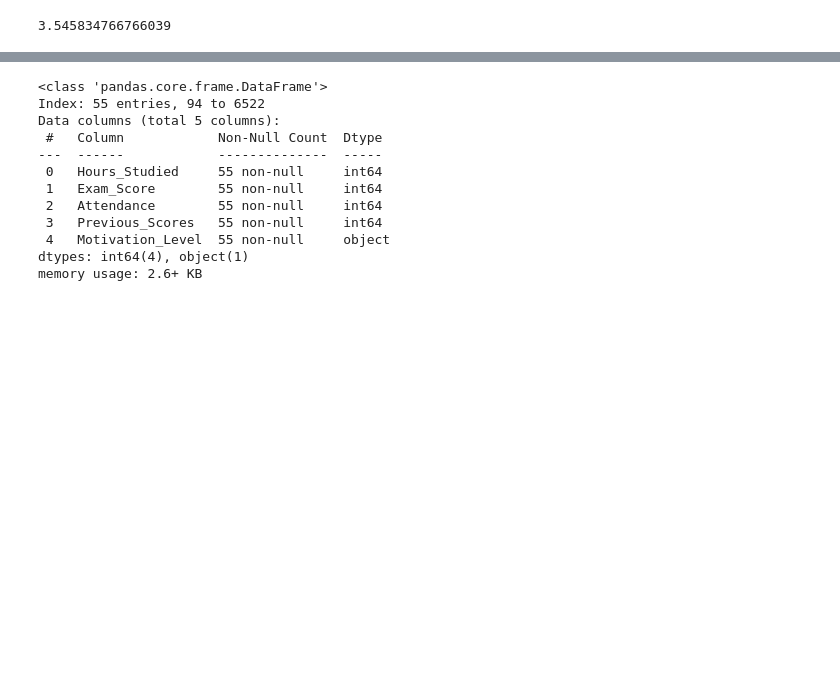
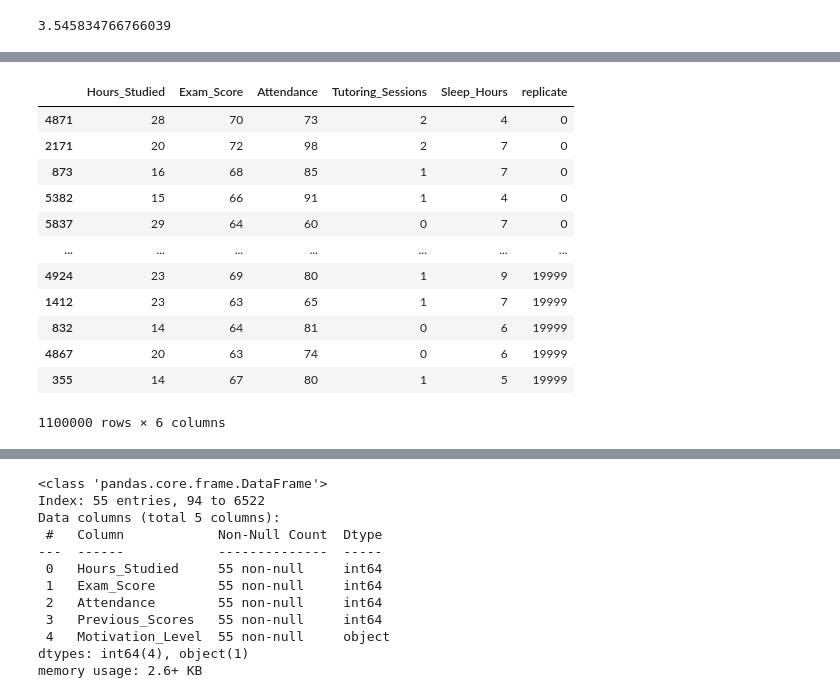
Before and after one commit to Zarib25/MATH608_FinalProject, a Jupyter notebook: FinalProject25.ipynb, the cells around one changed output, grey strips where cells are left out. Drawn from its saved outputs; the diff is of its cells as text; code cells hidden in the pictures; blank space fills up the shorter version.

```diff
--- a/FinalProject25.ipynb
+++ b/FinalProject25.ipynb
@@ -423,0 +443,20 @@ exam_preds_plot
+# %%
+samples = pd.concat([
+    study_exam.sample(55).assign(replicate=n)
+    for n in range(20_000)
+])
+samples
+# %% [output]
+|  | Hours_Studied | Exam_Score | Attendance | Tutoring_Sessions | Sleep_Hours | replicate |
+| 4871 | 28 | 70 | 73 | 2 | 4 | 0 |
+| 2171 | 20 | 72 | 98 | 2 | 7 | 0 |
+| 873 | 16 | 68 | 85 | 1 | 7 | 0 |
+| 5382 | 15 | 66 | 91 | 1 | 4 | 0 |
+| 5837 | 29 | 64 | 60 | 0 | 7 | 0 |
+| ... | ... | ... | ... | ... | ... | ... |
+| 4924 | 23 | 69 | 80 | 1 | 9 | 19999 |
+| 1412 | 23 | 63 | 65 | 1 | 7 | 19999 |
+| 832 | 14 | 64 | 81 | 0 | 6 | 19999 |
+| 4867 | 20 | 63 | 74 | 0 | 6 | 19999 |
+| 355 | 14 | 67 | 80 | 1 | 5 | 19999 |
+1100000 rows × 6 columns
```
Also changed, not shown: parts of 16 cells of this notebook.
